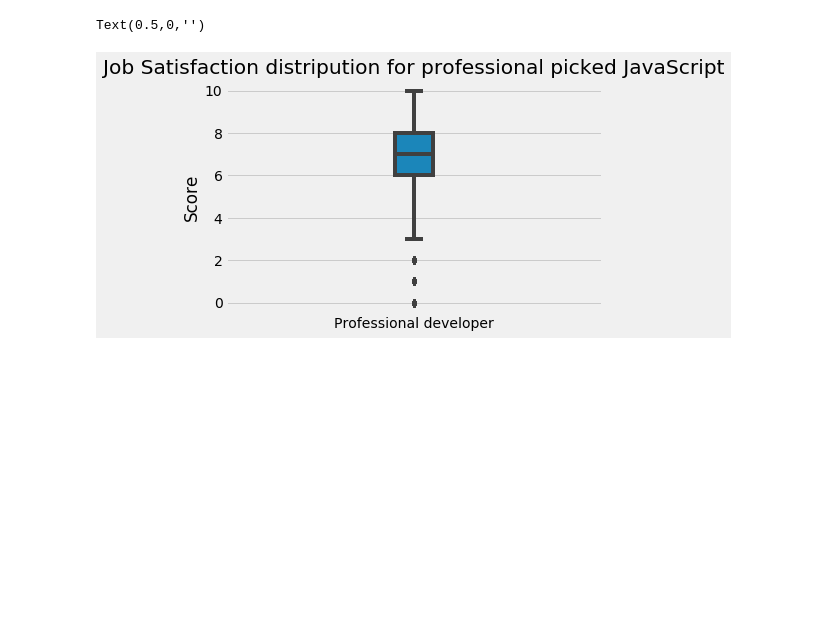
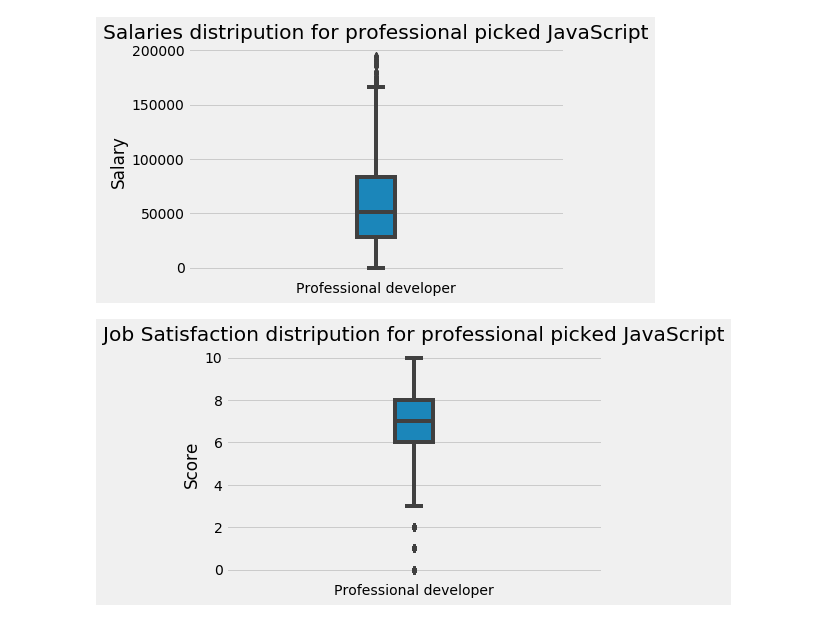
Before and after one commit to NasserSubait/What-programming-language-to-learn, a Jupyter notebook: p4_NasserAlsubait.ipynb, the cells around one changed output. Drawn from its saved outputs; the diff is of its cells as text; code cells hidden in the pictures; blank space fills up the shorter version.

```diff
--- a/p4_NasserAlsubait.ipynb
+++ b/p4_NasserAlsubait.ipynb
@@ -0,0 +45,18 @@
+# %%
+def plot2(data,x,y,title,ylabel,xlabel):
+
+    """
+    This function return box plot for the data provided
+    data: dataframe
+    x: columns which has the x axis data
+    y: columns which has the y axis data
+    title: the title of the plot
+    xlabel: the x axis label
+    ylabel: y axis label
+    """
+
+
+    ax = sns.boxplot(x=x,y=y,data=data,width=0.1)
+    ax.set_title(title)
+    ax.set_ylabel(ylabel)
+    ax.set_xlabel(xlabel)
@@ -104,9 +169,10 @@ job_sata = df_prof_js.dropna(subset=['CareerSatisfaction','JobSatisfaction'])
+# %%
+salary = df.dropna(subset=['Salary'])
+plot2(data=salary,x='Professional',y='Salary',title='Salaries distripution for professional picked JavaScript',ylabel='Salary',xlabel="")
+# %% [output]
+[figure, added]
 # %%
-ax = sns.boxplot(x='Professional',y='JobSatisfaction',data=job_sata,width=0.1)
-ax.set_title('Job Satisfaction distripution for professional picked JavaScript')
-ax.set_ylabel('Score')
-ax.set_xlabel('')
+plot2(data=job_sata,x='Professional',y='JobSatisfaction',title='Job Satisfaction distripution for professional picked JavaScript',ylabel='Score',xlabel="")
 # %% [output]
-Text(0.5,0,'')
 [figure]
 # %%
```
Also changed, not shown: parts of 44 cells of this notebook, 1 other file.
